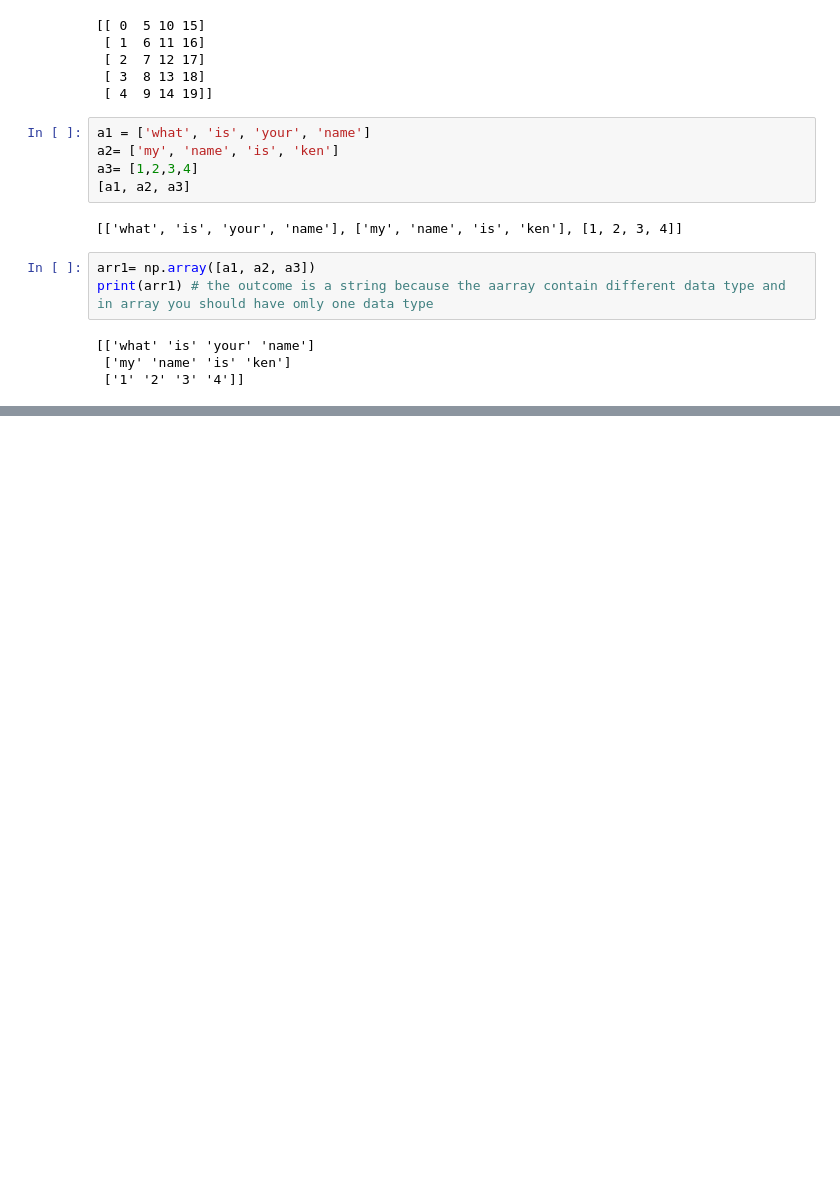
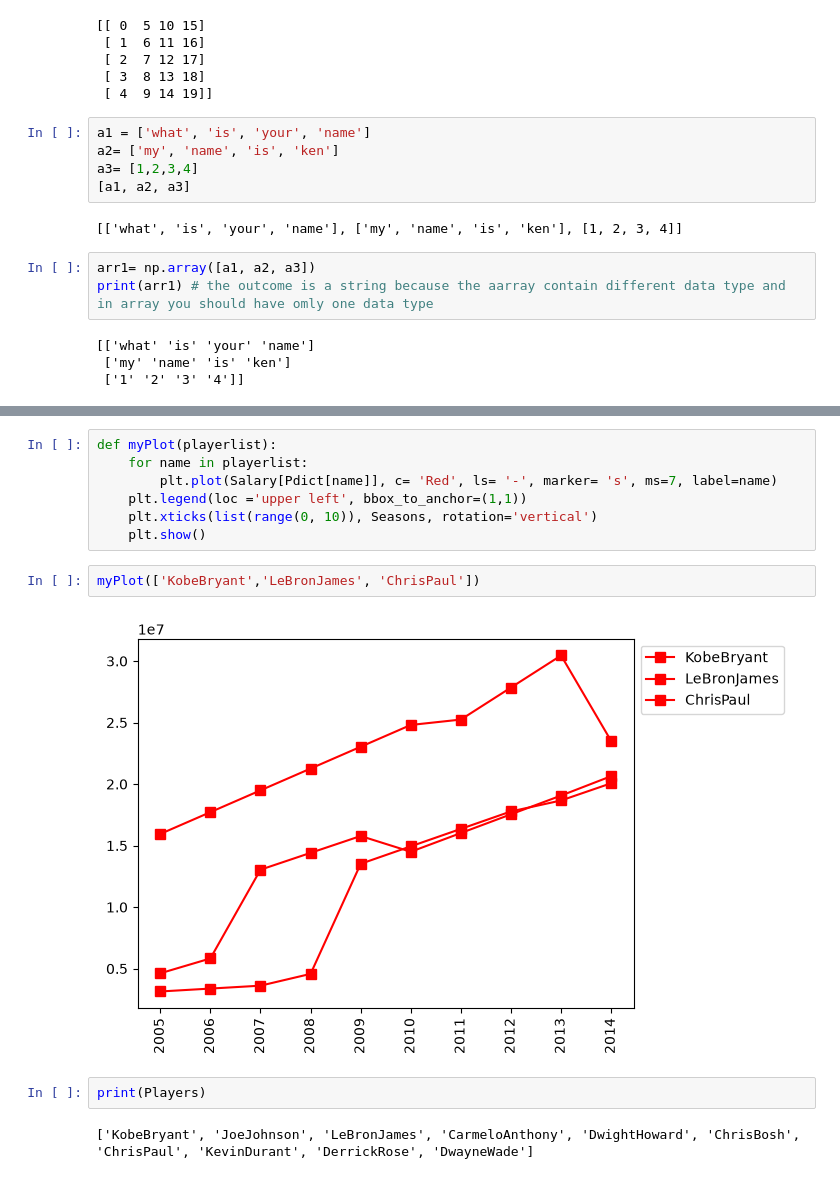
Before and after one commit to ca384/Python-data-analysis, a Jupyter notebook: 2nd data science course.ipynb, the cells around one changed output, grey strips where cells are left out. Saved outputs shown, nothing was run; the diff lists cells and outputs as text; blank space fills up the shorter version.

```diff
--- a/2nd data science course.ipynb
+++ b/2nd data science course.ipynb
@@ -529,0 +601,15 @@ print(arr1) # the outcome is a string because the aarray contain different data
+# %%
+def myPlot(playerlist):
+    for name in playerlist:
+        plt.plot(Salary[Pdict[name]], c= 'Red', ls= '-', marker= 's', ms=7, label=name)
+    plt.legend(loc ='upper left', bbox_to_anchor=(1,1))
+    plt.xticks(list(range(0, 10)), Seasons, rotation='vertical')
+    plt.show()
+# %%
+myPlot(['KobeBryant','LeBronJames', 'ChrisPaul'])
+# %% [output]
+[figure, added]
+# %%
+print(Players)
+# %% [output]
+['KobeBryant', 'JoeJohnson', 'LeBronJames', 'CarmeloAnthony', 'DwightHoward', 'ChrisBosh', 'ChrisPaul', 'KevinDurant', 'DerrickRose', 'DwayneWade']
```
Also changed, not shown: parts of 27 cells of this notebook, 2 other files.
